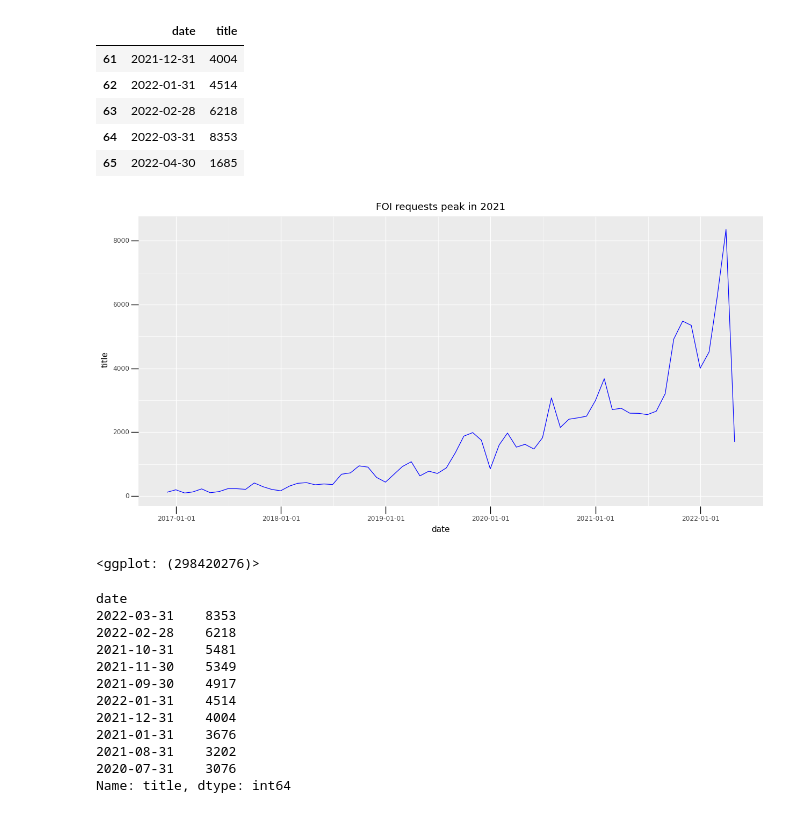
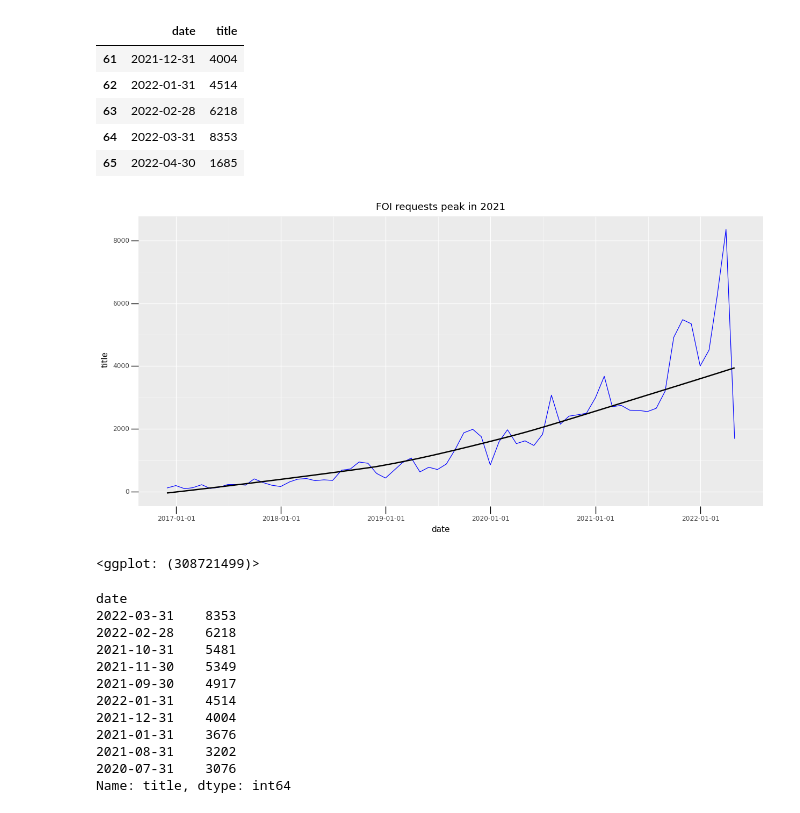
Before and after one commit to pmagtulis/foi-analysis, a Jupyter notebook: foi-analysis.ipynb, the cells around one changed output. Cells and saved outputs as stored; diff of their text form; code cells hidden in the pictures.

```diff
--- a/foi-analysis.ipynb
+++ b/foi-analysis.ipynb
@@ -396,13 +443,14 @@ month_query.tail()
 # %%
 (
     ggplot(month_query, aes(x="date", y="title")) +
     geom_line(color="blue", stat="identity") +
+    geom_smooth()+
     theme(figure_size=(15,7), axis_ticks_length=10) +
     labs(title="FOI requests peak in 2021")
 )
 # %% [output]
-[figure, old version]
+[figure, new version]
-<ggplot: (298420276)>
+<ggplot: (308721499)>
 # %%
 df.resample('M', on='date').title.count().sort_values(ascending=False).head(10)
 #Largest number of FOI requests recorded in February 2022.
```
Also changed, not shown: parts of 20 cells of this notebook.
